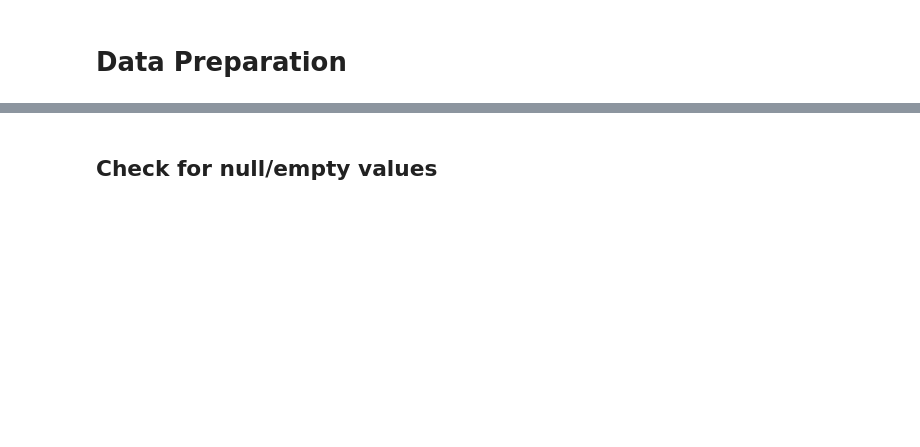
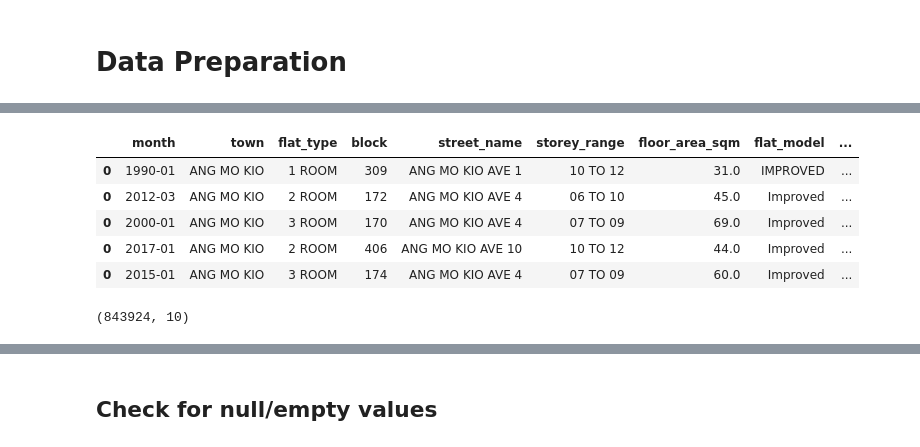
Before and after one commit to muhdhasan/Island-Property-Group, a Jupyter notebook: training/sales-prediction.ipynb, the cells around one changed output, grey strips where cells are left out. Drawn from its saved outputs; the diff is of its cells as text; code cells hidden in the pictures; blank space fills up the shorter version.

```diff
--- a/training/sales-prediction.ipynb
+++ b/training/sales-prediction.ipynb
@@ -21,2 +44,17 @@ df.head()
+# %%
+finaldf = pd.concat([df1,df2, df3,df4,df5],axis=0, join='inner').sort_index()
+finaldf.head()
+# %% [output]
+|  | month | town | flat_type | block | street_name | storey_range | floor_area_sqm | flat_model | ... |
+| 0 | 1990-01 | ANG MO KIO | 1 ROOM | 309 | ANG MO KIO AVE 1 | 10 TO 12 | 31.0 | IMPROVED | ... |
+| 0 | 2012-03 | ANG MO KIO | 2 ROOM | 172 | ANG MO KIO AVE 4 | 06 TO 10 | 45.0 | Improved | ... |
+| 0 | 2000-01 | ANG MO KIO | 3 ROOM | 170 | ANG MO KIO AVE 4 | 07 TO 09 | 69.0 | Improved | ... |
+| 0 | 2017-01 | ANG MO KIO | 2 ROOM | 406 | ANG MO KIO AVE 10 | 10 TO 12 | 44.0 | Improved | ... |
+| 0 | 2015-01 | ANG MO KIO | 3 ROOM | 174 | ANG MO KIO AVE 4 | 07 TO 09 | 60.0 | Improved | ... |
+# %%
+# Checks how many rows/columns are there
+finaldf.shape
+# %% [output]
+(843924, 10)
 # %%
 # Check data types of columns
```
Also changed, not shown: parts of 9 cells of this notebook.
